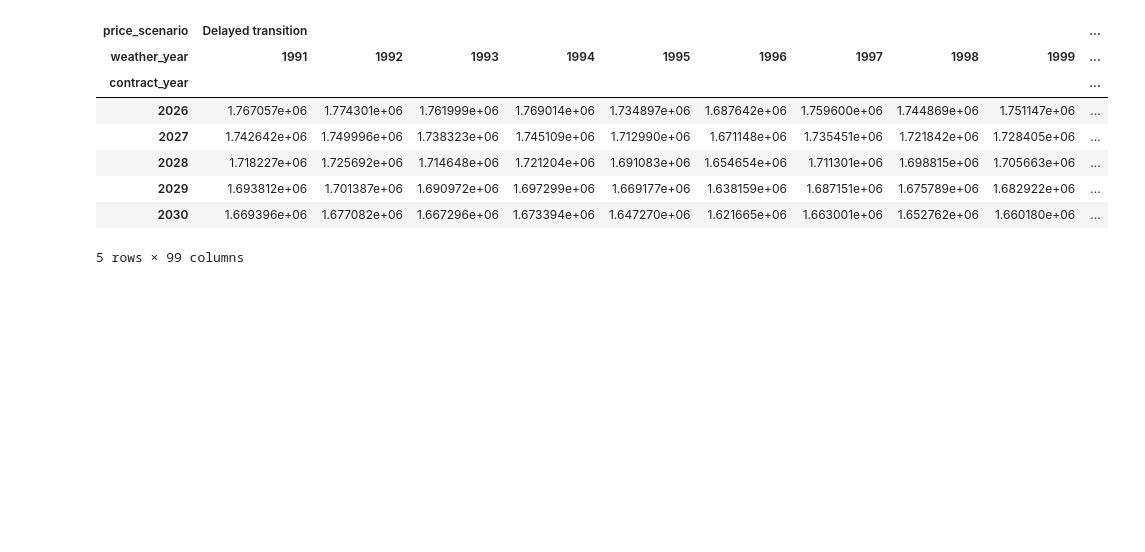
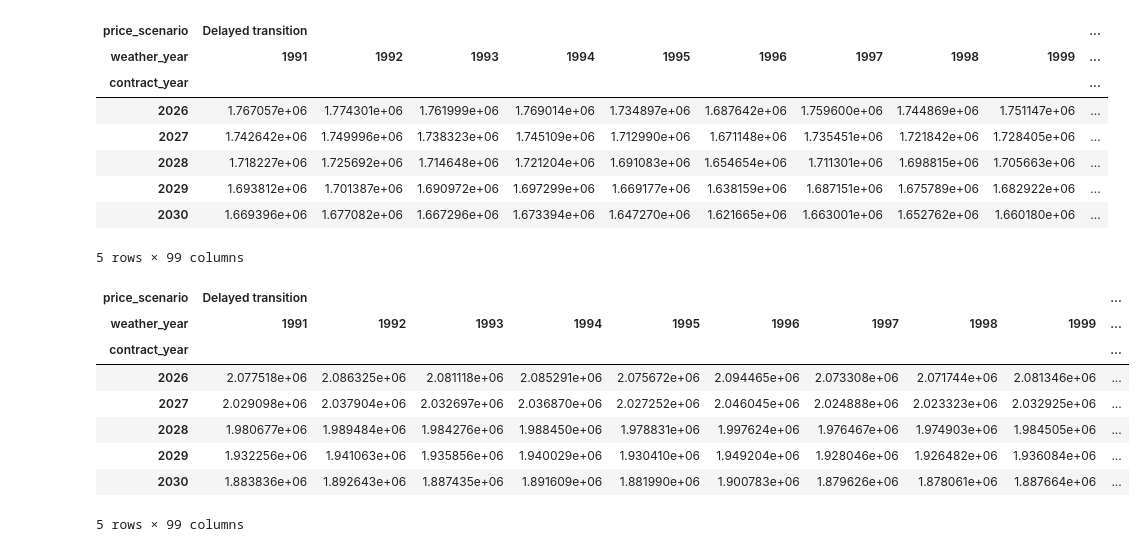
Before and after one commit to SristyKala1/ppa_selection_italy, a Jupyter notebook: notebooks/06_parametrization_setup.ipynb, the cells around one changed output. Drawn from its saved outputs; the diff is of its cells as text; code cells hidden in the pictures; blank space fills up the shorter version.

```diff
--- a/notebooks/06_parametrization_setup.ipynb
+++ b/notebooks/06_parametrization_setup.ipynb
@@ -139,3 +246,22 @@ vppa_cost_matrix.head()
 | 2029 | 1.693812e+06 | 1.701387e+06 | 1.690972e+06 | 1.697299e+06 | 1.669177e+06 | 1.638159e+06 | 1.687151e+06 | 1.675789e+06 | 1.682922e+06 | ... |
 | 2030 | 1.669396e+06 | 1.677082e+06 | 1.667296e+06 | 1.673394e+06 | 1.647270e+06 | 1.621665e+06 | 1.663001e+06 | 1.652762e+06 | 1.660180e+06 | ... |
 5 rows × 99 columns
+# %%
+spot_only_columns = {}
+for scenario, weather_year in price_own_zone.columns:
+    spot_only_columns[(scenario, weather_year)] = annual_load_mwh * price_own_zone[(scenario, weather_year)]
+
+spot_only_cost_matrix = pd.DataFrame(spot_only_columns)
+spot_only_cost_matrix.columns.names = ["price_scenario", "weather_year"]
+spot_only_cost_matrix.index.name = "contract_year"
+spot_only_cost_matrix.head()
+# %% [output]
+| price_scenario | Delayed transition |  |  |  |  |  |  |  |  | ... |
+| weather_year | 1991 | 1992 | 1993 | 1994 | 1995 | 1996 | 1997 | 1998 | 1999 | ... |
+| contract_year |  |  |  |  |  |  |  |  |  | ... |
+| 2026 | 2.077518e+06 | 2.086325e+06 | 2.081118e+06 | 2.085291e+06 | 2.075672e+06 | 2.094465e+06 | 2.073308e+06 | 2.071744e+06 | 2.081346e+06 | ... |
+| 2027 | 2.029098e+06 | 2.037904e+06 | 2.032697e+06 | 2.036870e+06 | 2.027252e+06 | 2.046045e+06 | 2.024888e+06 | 2.023323e+06 | 2.032925e+06 | ... |
+| 2028 | 1.980677e+06 | 1.989484e+06 | 1.984276e+06 | 1.988450e+06 | 1.978831e+06 | 1.997624e+06 | 1.976467e+06 | 1.974903e+06 | 1.984505e+06 | ... |
+| 2029 | 1.932256e+06 | 1.941063e+06 | 1.935856e+06 | 1.940029e+06 | 1.930410e+06 | 1.949204e+06 | 1.928046e+06 | 1.926482e+06 | 1.936084e+06 | ... |
+| 2030 | 1.883836e+06 | 1.892643e+06 | 1.887435e+06 | 1.891609e+06 | 1.881990e+06 | 1.900783e+06 | 1.879626e+06 | 1.878061e+06 | 1.887664e+06 | ... |
+5 rows × 99 columns
```
Also changed, not shown: parts of 7 cells of this notebook.
